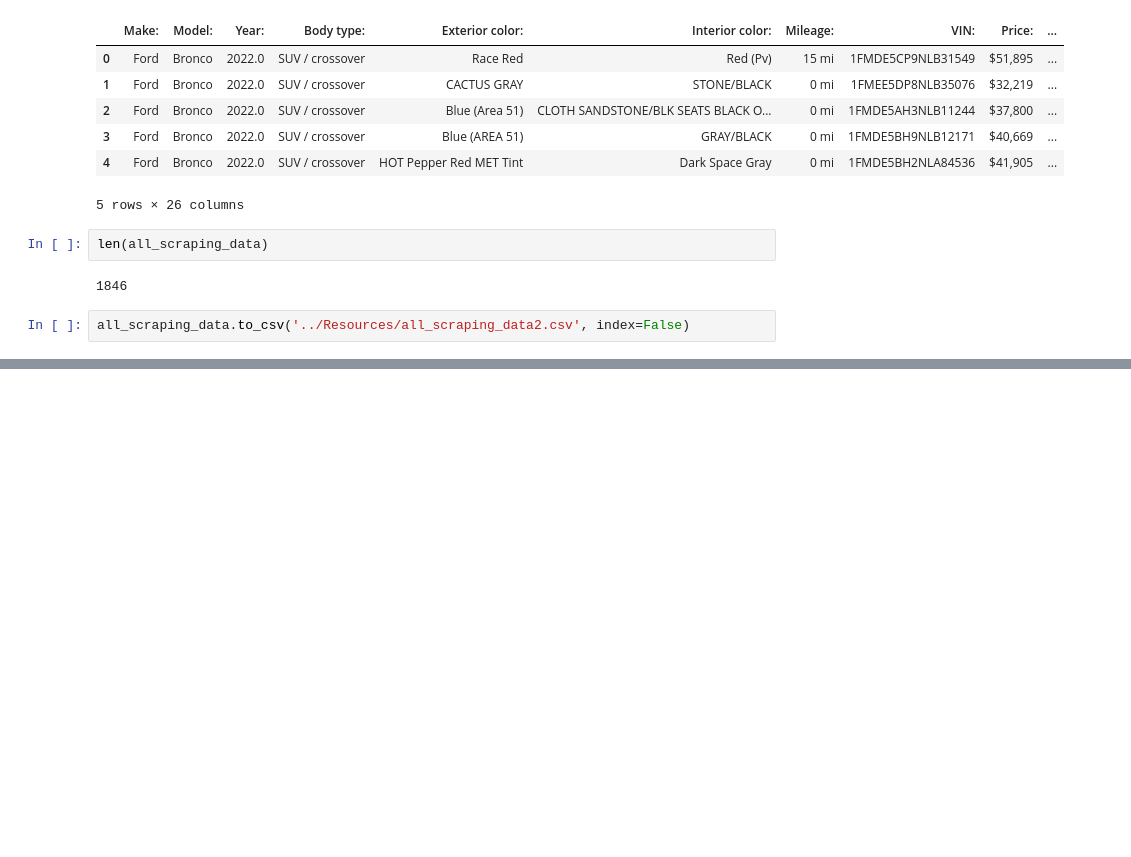
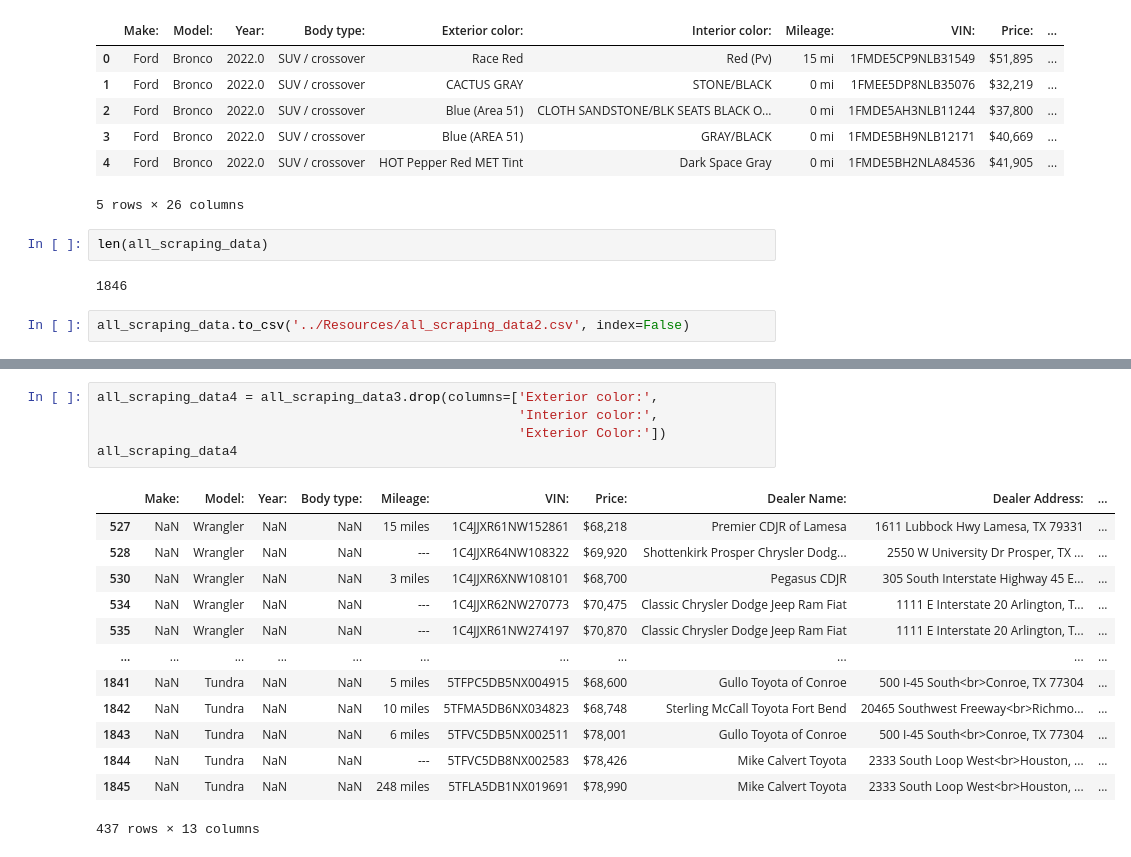
Before and after one commit to RL-Lane/Gouge, a Jupyter notebook: Notebooks/Scraping CSV's Merged.ipynb, the cells around one changed output, grey strips where cells are left out. Drawn from its saved outputs; the diff is of its cells as text; blank space fills up the shorter version.

```diff
--- a/Notebooks/Scraping CSV's Merged.ipynb
+++ b/Notebooks/Scraping CSV's Merged.ipynb
@@ -226,0 +444,19 @@ all_scraping_data.to_csv('../Resources/all_scraping_data2.csv', index=False)
+# %%
+all_scraping_data4 = all_scraping_data3.drop(columns=['Exterior color:',
+                                                      'Interior color:',
+                                                      'Exterior Color:'])
+all_scraping_data4
+# %% [output]
+|  | Make: | Model: | Year: | Body type: | Mileage: | VIN: | Price: | Dealer Name: | Dealer Address: | ... |
+| 527 | NaN | Wrangler | NaN | NaN | 15 miles | 1C4JJXR61NW152861 | $68,218 | Premier CDJR of Lamesa | 1611 Lubbock Hwy Lamesa, TX 79331 | ... |
+| 528 | NaN | Wrangler | NaN | NaN | --- | 1C4JJXR64NW108322 | $69,920 | Shottenkirk Prosper Chrysler Dodg... | 2550 W University Dr Prosper, TX ... | ... |
+| 530 | NaN | Wrangler | NaN | NaN | 3 miles | 1C4JJXR6XNW108101 | $68,700 | Pegasus CDJR | 305 South Interstate Highway 45 E... | ... |
+| 534 | NaN | Wrangler | NaN | NaN | --- | 1C4JJXR62NW270773 | $70,475 | Classic Chrysler Dodge Jeep Ram Fiat | 1111 E Interstate 20 Arlington, T... | ... |
+| 535 | NaN | Wrangler | NaN | NaN | --- | 1C4JJXR61NW274197 | $70,870 | Classic Chrysler Dodge Jeep Ram Fiat | 1111 E Interstate 20 Arlington, T... | ... |
+| ... | ... | ... | ... | ... | ... | ... | ... | ... | ... | ... |
+| 1841 | NaN | Tundra | NaN | NaN | 5 miles | 5TFPC5DB5NX004915 | $68,600 | Gullo Toyota of Conroe | 500 I-45 South<br>Conroe, TX 77304 | ... |
+| 1842 | NaN | Tundra | NaN | NaN | 10 miles | 5TFMA5DB6NX034823 | $68,748 | Sterling McCall Toyota Fort Bend | 20465 Southwest Freeway<br>Richmo... | ... |
+| 1843 | NaN | Tundra | NaN | NaN | 6 miles | 5TFVC5DB5NX002511 | $78,001 | Gullo Toyota of Conroe | 500 I-45 South<br>Conroe, TX 77304 | ... |
+| 1844 | NaN | Tundra | NaN | NaN | --- | 5TFVC5DB8NX002583 | $78,426 | Mike Calvert Toyota | 2333 South Loop West<br>Houston, ... | ... |
+| 1845 | NaN | Tundra | NaN | NaN | 248 miles | 5TFLA5DB1NX019691 | $78,990 | Mike Calvert Toyota | 2333 South Loop West<br>Houston, ... | ... |
+437 rows × 13 columns
```
Also changed, not shown: parts of 26 cells of this notebook.
